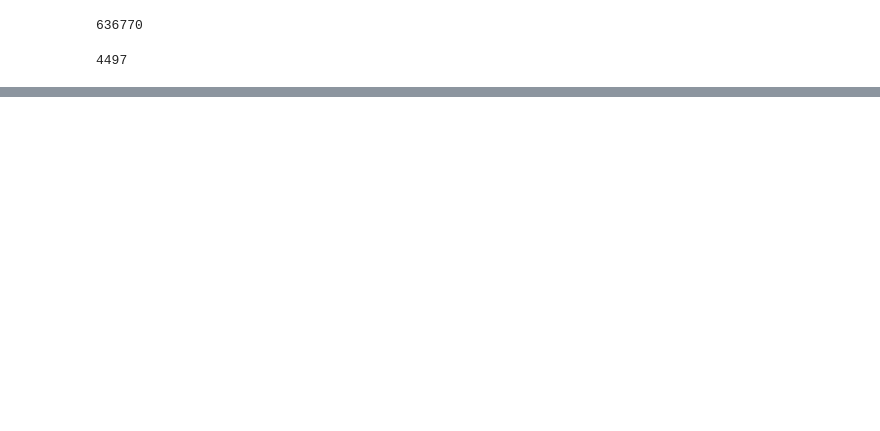
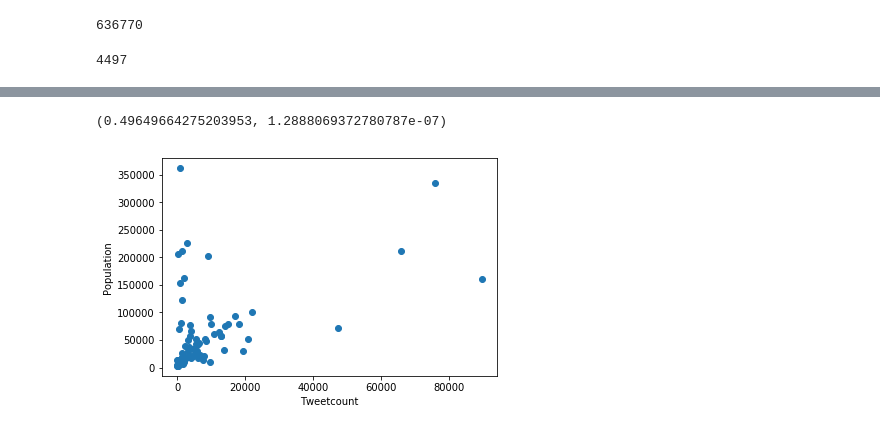
Before and after one commit to desultir/capstone, a Jupyter notebook: notebooks/tdm/postprocess trisma 2016.ipynb, the cells around one changed output, grey strips where cells are left out. Saved outputs shown, nothing was run; the diff lists cells and outputs as text; code cells hidden in the pictures; blank space fills up the shorter version.

```diff
--- a/notebooks/tdm/postprocess trisma 2016.ipynb
+++ b/notebooks/tdm/postprocess trisma 2016.ipynb
@@ -131,0 +637,13 @@ gm.geocode
+# %%
+outsidesydney = lganames[~lganames["LGA"].isin(["Sydney", "Bayside", "Blacktown", "Penrith", "Cumberland", "Campbelltown",
+                              "Canterybury-Bankstown", "Inner West", "Canada Bay", "North Sydney", "Strathfield",
+                             "Hornsby", "Lane Cove", "Mosman", "Northern Beaches", "Parramatta", "Randwick","Ryde", "Waverley"])]
+# %%
+plt.scatter(outsidesydney["tweet_id"], outsidesydney["pop"])
+plt.ylabel("Population")
+plt.xlabel("Tweetcount")
+
+pearsonr(outsidesydney["tweet_id"], outsidesydney["pop"])
+# %% [output]
+(0.49649664275203953, 1.2888069372780787e-07)
+[figure, added]
```
Also changed, not shown: parts of 37 cells of this notebook, 1 other file.
